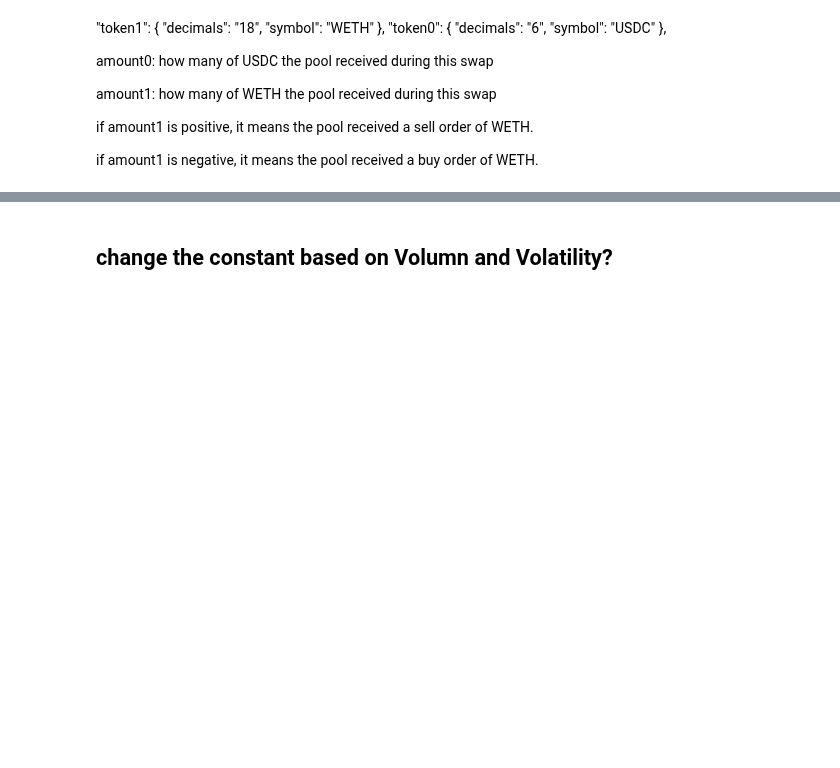
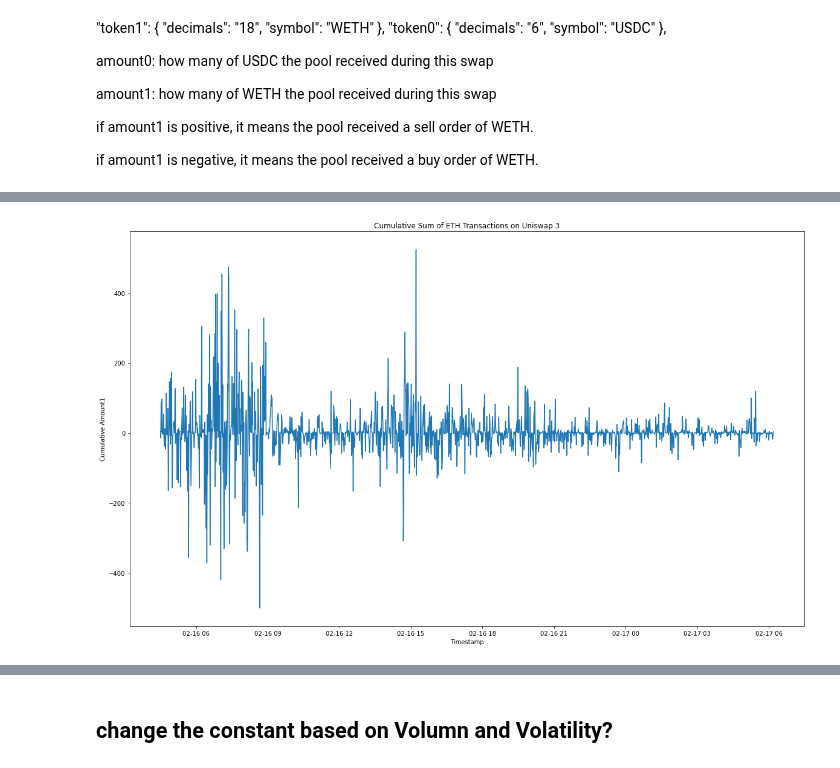
Before and after one commit to Armand-Morin/afp-berkeley-dynamic-fee-defi-amm, a Jupyter notebook: dynamic_fees_model.ipynb, the cells around one changed output, grey strips where cells are left out. Saved outputs shown, nothing was run; the diff lists cells and outputs as text; code cells hidden in the pictures; blank space fills up the shorter version.

```diff
--- a/dynamic_fees_model.ipynb
+++ b/dynamic_fees_model.ipynb
@@ -191,3 +207,14 @@ df_reversed.head()
+# %%
+df_minute = df['amount1'].groupby(pd.Grouper(freq='1Min')).sum()
+# Plot line plot for cumulative sum
+plt.figure(figsize=(20,12))
+plt.plot(df_minute)
+plt.title('Cumulative Sum of ETH Transactions on Uniswap 3')
+plt.xlabel('Timestamp')
+plt.ylabel('Cumulative Amount1')
+plt.show()
+# %% [output]
+[figure, added]
 # %%
 vol_punished, vol_total = 0, 0
 bid_punished, ask_punished = 0, 0
```
Also changed, not shown: parts of 31 cells of this notebook, 5 other files.
